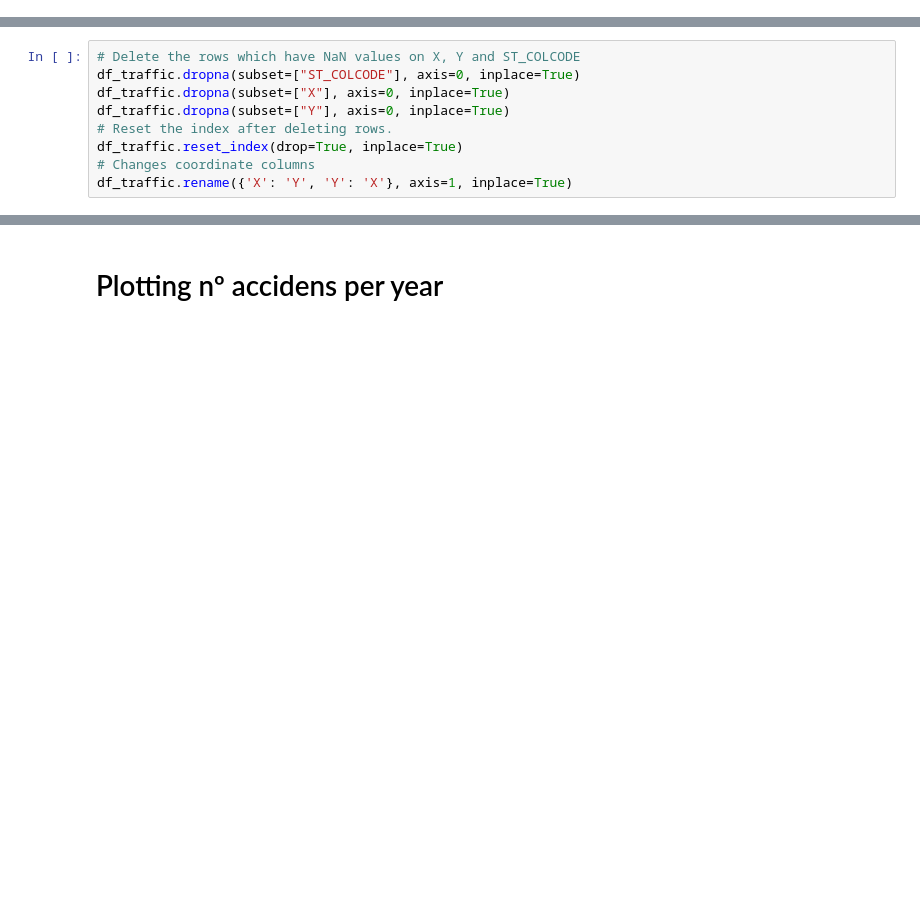
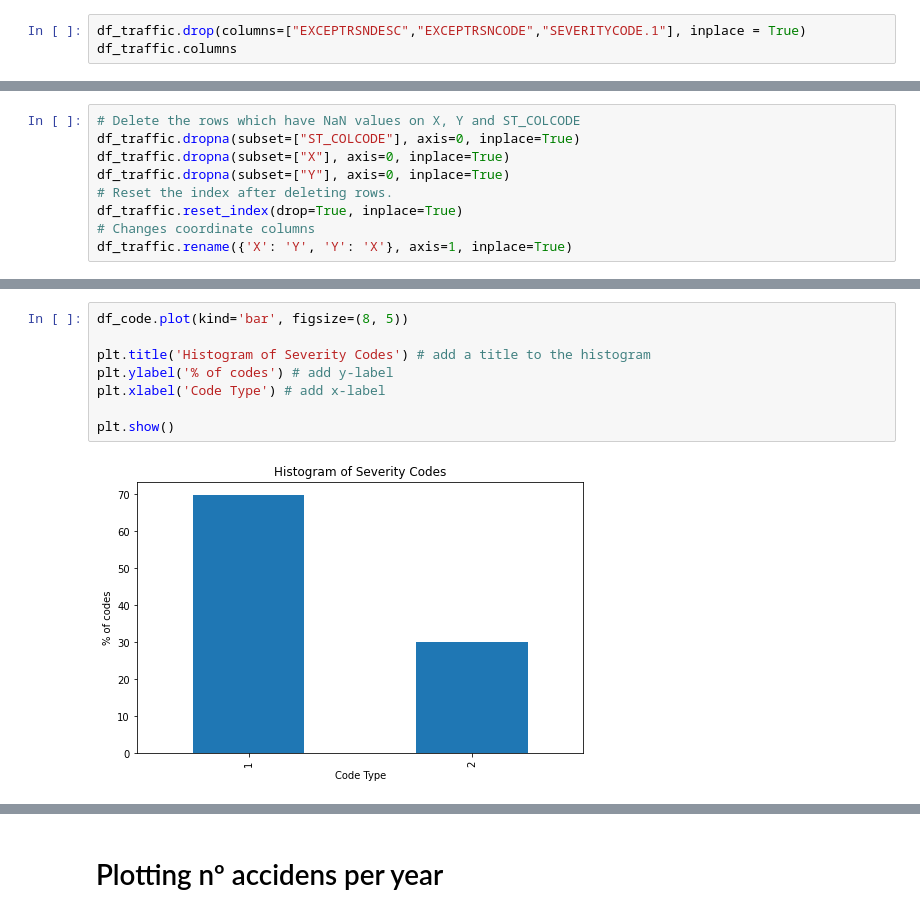
Before and after one commit to Joanpm1215/Capstone-Project, a Jupyter notebook: Scripts/Capstone_Project.ipynb, the cells around one changed output, grey strips where cells are left out. Cells and saved outputs as stored; diff of their text form; blank space fills up the shorter version.

```diff
--- a/Scripts/Capstone_Project.ipynb
+++ b/Scripts/Capstone_Project.ipynb
@@ -36,0 +57,3 @@ Index(['SEVERITYCODE', 'X', 'Y', 'OBJECTID', 'INCKEY', 'COLDETKEY', 'REPORTNO',
+# %%
+df_traffic.drop(columns=["EXCEPTRSNDESC","EXCEPTRSNCODE","SEVERITYCODE.1"], inplace = True)
+df_traffic.columns
@@ -67,0 +169,10 @@ df_traffic.rename({'X': 'Y', 'Y': 'X'}, axis=1, inplace=True)
+# %%
+df_code.plot(kind='bar', figsize=(8, 5))
+
+plt.title('Histogram of Severity Codes') # add a title to the histogram
+plt.ylabel('% of codes') # add y-label
+plt.xlabel('Code Type') # add x-label
+
+plt.show()
+# %% [output]
+[figure, added]
```
Also changed, not shown: parts of 41 cells of this notebook.
